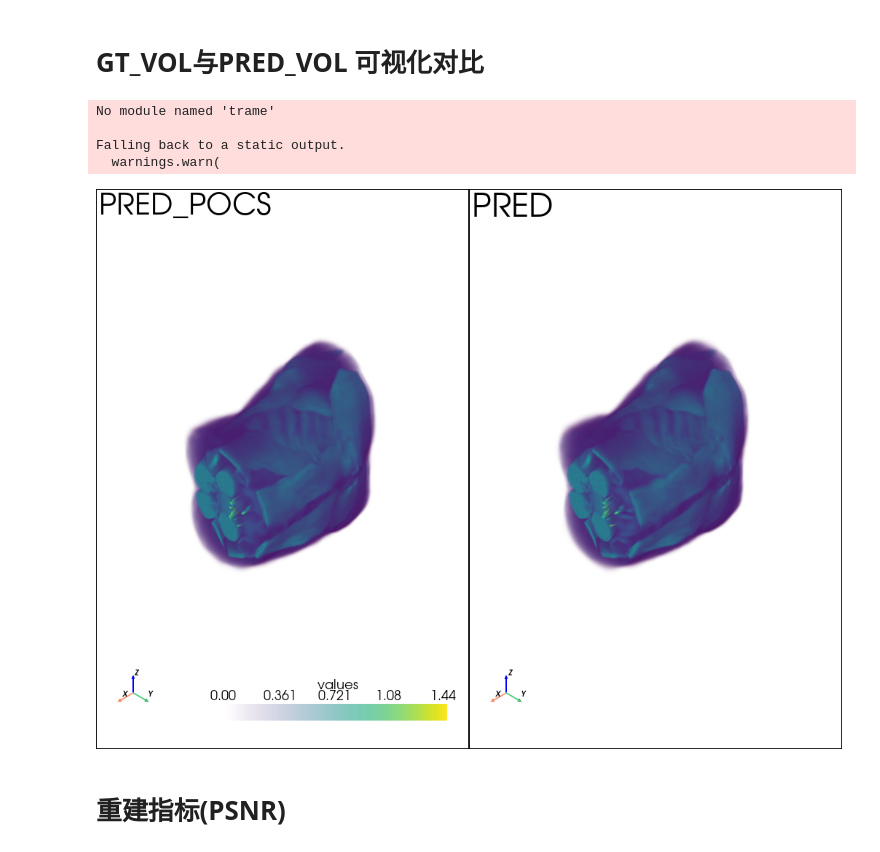
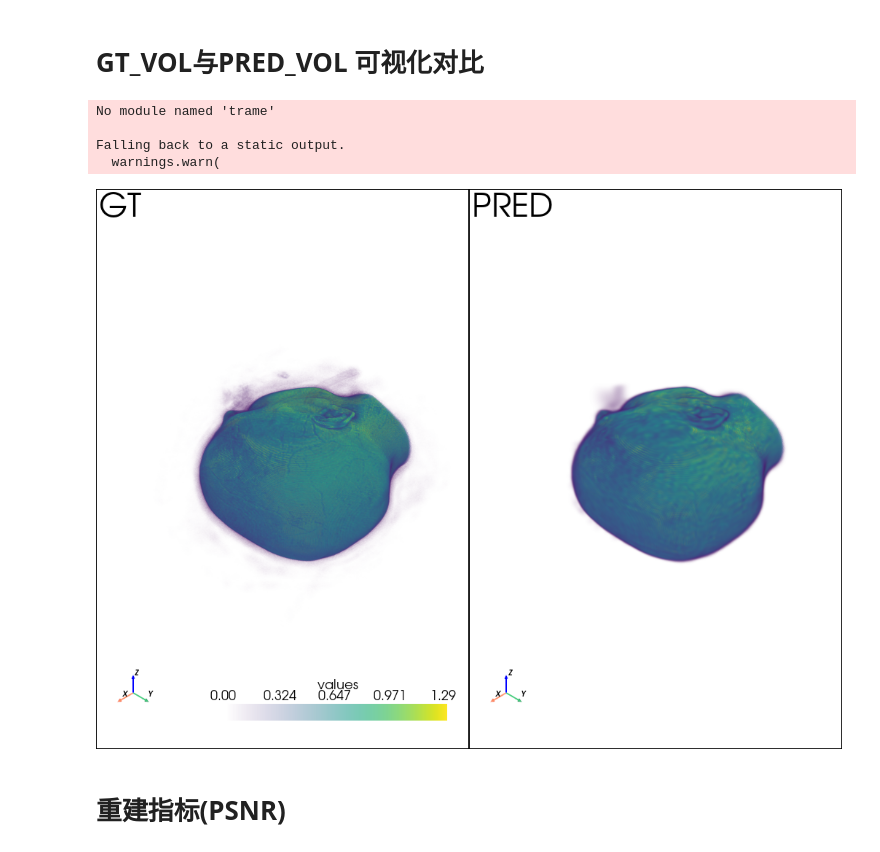
Before and after one commit to ccq0627/3DMRI-Reconstruction, a Jupyter notebook: test.ipynb, the cells around one changed output. Saved outputs shown, nothing was run; the diff lists cells and outputs as text; code cells hidden in the pictures.

```diff
--- a/test.ipynb
+++ b/test.ipynb
@@ -3,32 +3,32 @@
 # %%
 import pyvista as pv
 import numpy as  np
 
 gt_path = 'MRIdata/output_2026_3_14_2/point_cloud/iteration_1000/vol_gt.npy'
 pred_path = 'MRIdata/output_2026_3_14_2/point_cloud/iteration_1000/vol_pred.npy'
 
 
-gt_vol = np.load('MRIdata/outputs/exp_0316_2117_iter1000_L2loss_under/point_cloud/iteration_1000/vol_pred.npy')
-pred_vol = np.load('MRIdata/outputs/exp_0316_2139_iter1000_L2loss_under/point_cloud/iteration_1000/vol_pred.npy')
+gt_vol = np.load('MRIdata/under/vol_gt.npy')
+pred_vol = np.load('MRIdata/outputs/exp_0324_1745_iter10000_l1_under/point_cloud/iteration_10000/vol_pred.npy')
 
 plotter = pv.Plotter(shape=(1,2))
 plotter.subplot(0,0)
-plotter.add_volume(gt_vol[::-1,::-1,:])
-plotter.add_text('PRED_POCS')
+plotter.add_volume(gt_vol[:,:,:])
+plotter.add_text('GT')
 plotter.add_axes()
 
 plotter.subplot(0,1)
-plotter.add_volume(pred_vol[::-1,::-1,:])
+plotter.add_volume(pred_vol[:,:,:])
 plotter.add_text('PRED')
 plotter.add_axes()
 
 plotter.show()
 # %% [output]
 No module named 'trame'
 
 Falling back to a static output.
   warnings.warn(
-[figure, old version]
+[figure, new version]
 # %% [markdown]
 # 重建指标(PSNR)
 # %%
```
Also changed, not shown: parts of 13 cells of this notebook, 7 other files.
